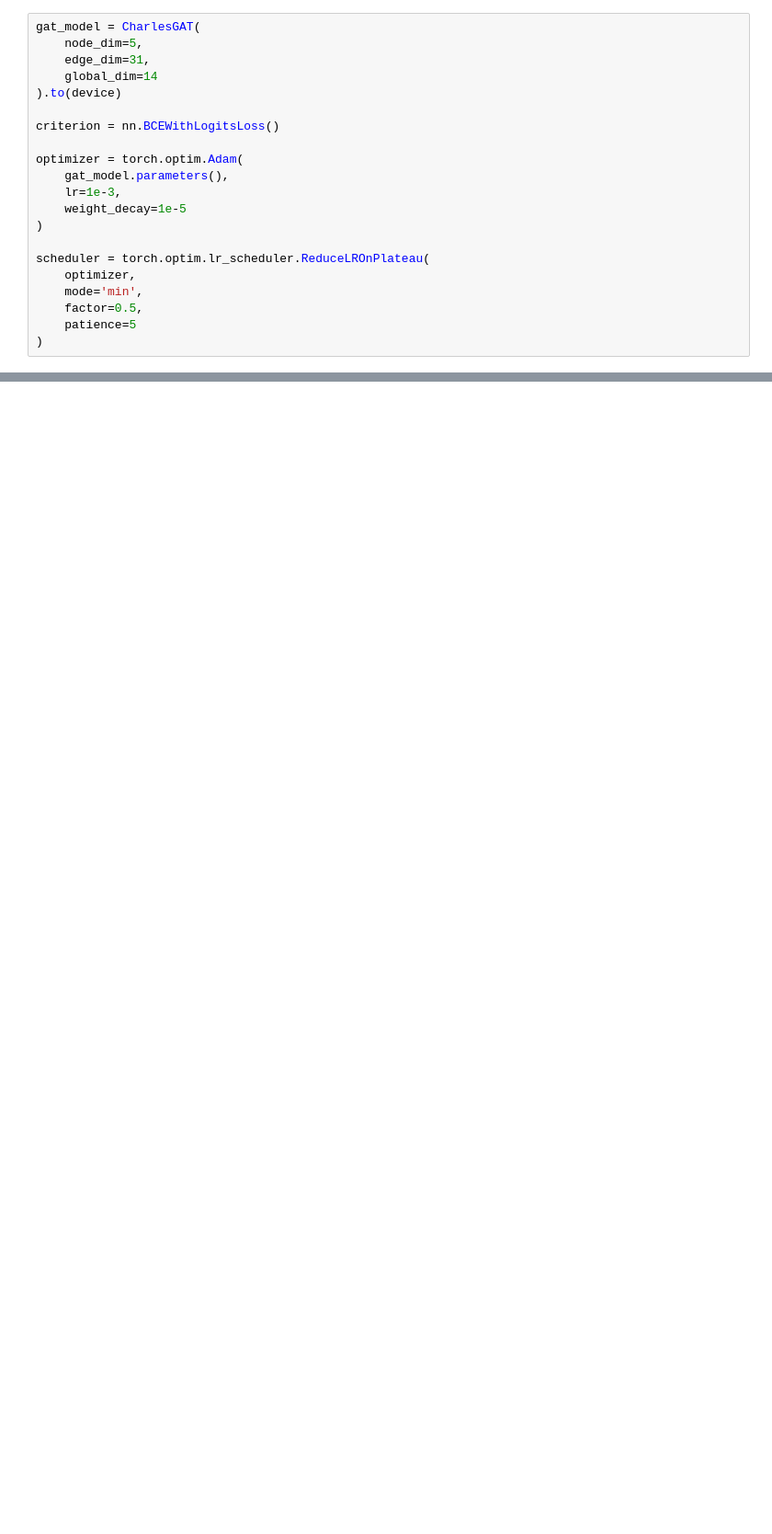
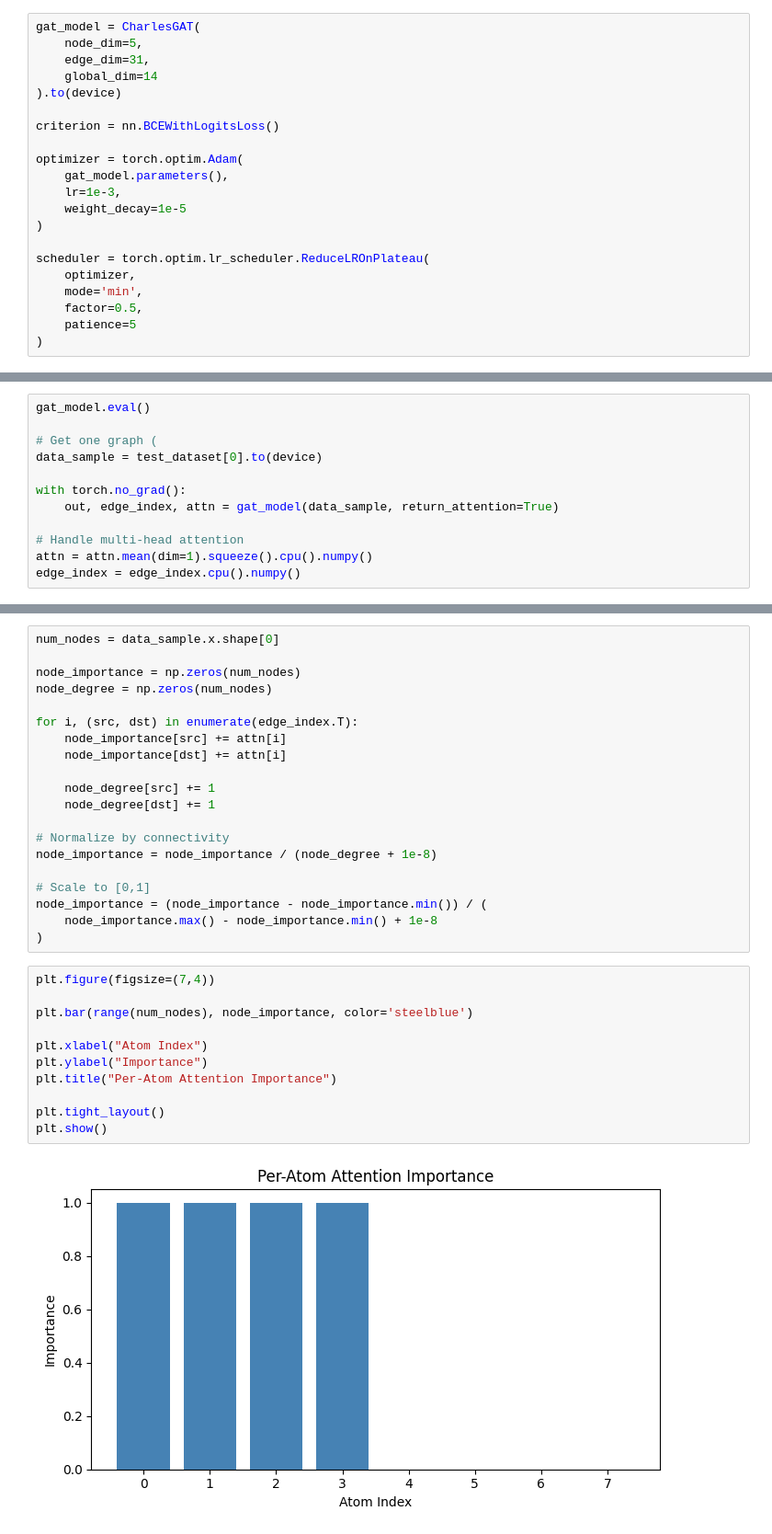
Before and after one commit to RayCharles8/ML-Project, a Jupyter notebook: GNN_models.ipynb, the cells around one changed output, grey strips where cells are left out. Shown at 92% size. Saved outputs shown, nothing was run; the diff lists cells and outputs as text; blank space fills up the shorter version.

```diff
--- a/GNN_models.ipynb
+++ b/GNN_models.ipynb
@@ -947,0 +965,12 @@ X_train = global_scaler.transform(X_train)
+# %%
+gat_model.eval()
+
+# Get one graph (
+data_sample = test_dataset[0].to(device)
+
+with torch.no_grad():
+    out, edge_index, attn = gat_model(data_sample, return_attention=True)
+
+# Handle multi-head attention
+attn = attn.mean(dim=1).squeeze().cpu().numpy()
+edge_index = edge_index.cpu().numpy()
@@ -947,0 +982,33 @@ X_train = global_scaler.transform(X_train)
+# %%
+num_nodes = data_sample.x.shape[0]
+
+node_importance = np.zeros(num_nodes)
+node_degree = np.zeros(num_nodes)
+
+for i, (src, dst) in enumerate(edge_index.T):
+    node_importance[src] += attn[i]
+    node_importance[dst] += attn[i]
+
+    node_degree[src] += 1
+    node_degree[dst] += 1
+
+# Normalize by connectivity
+node_importance = node_importance / (node_degree + 1e-8)
+
+# Scale to [0,1]
+node_importance = (node_importance - node_importance.min()) / (
+    node_importance.max() - node_importance.min() + 1e-8
+)
+# %%
+plt.figure(figsize=(7,4))
+
+plt.bar(range(num_nodes), node_importance, color='steelblue')
+
+plt.xlabel("Atom Index")
+plt.ylabel("Importance")
+plt.title("Per-Atom Attention Importance")
+
+plt.tight_layout()
+plt.show()
+# %% [output]
+[figure, added]
```
Also changed, not shown: parts of 27 cells of this notebook.
